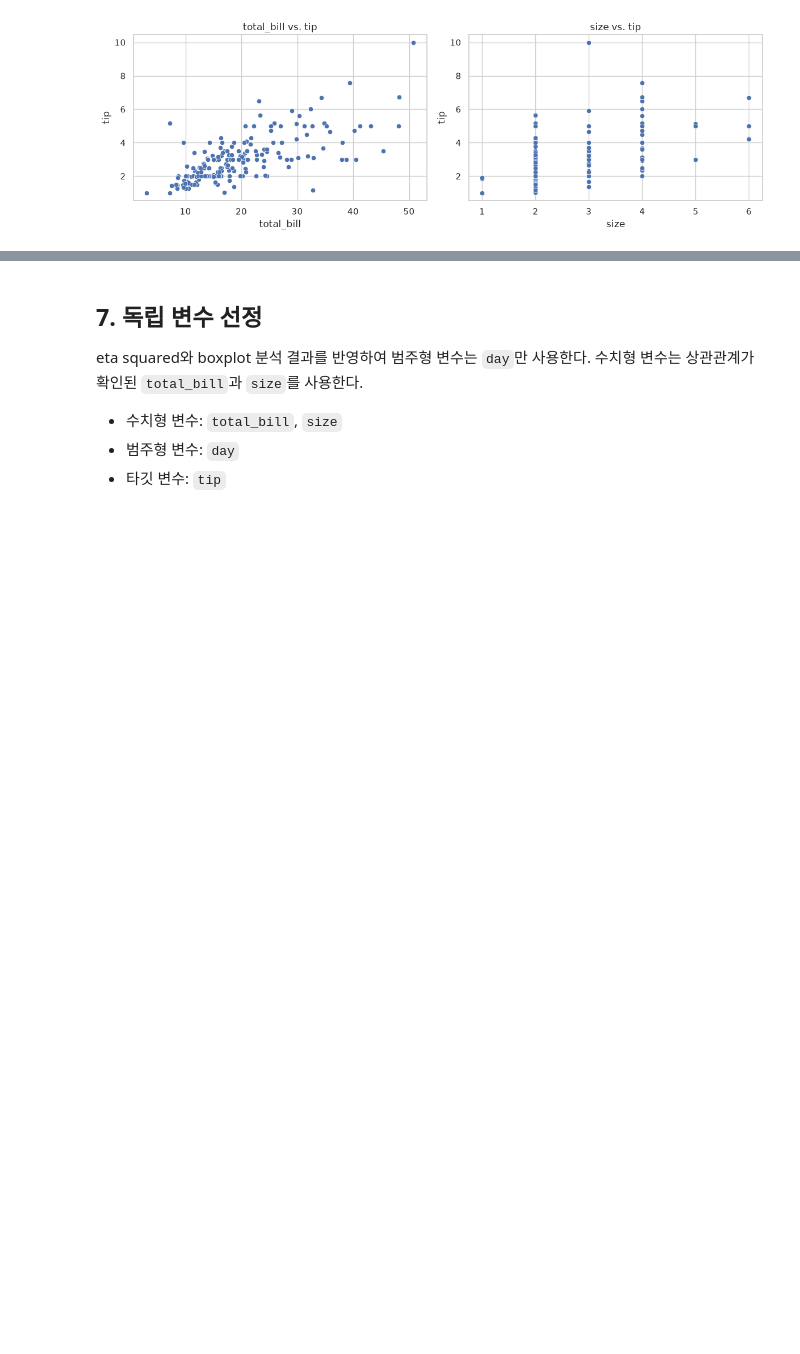
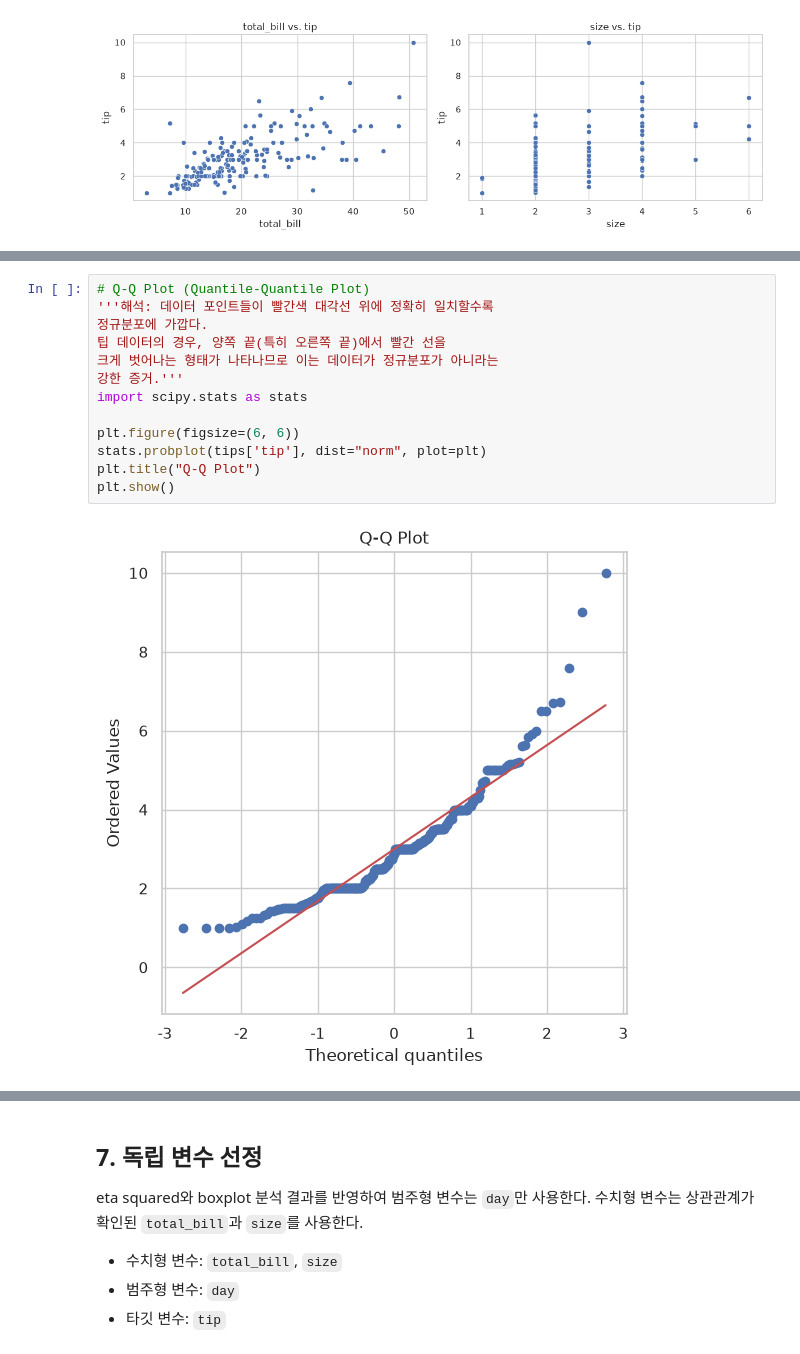
Before and after one commit to heavyrainseo/deeplearning, a Jupyter notebook: MLR-tips.ipynb, the cells around one changed output, grey strips where cells are left out. Saved outputs shown, nothing was run; the diff lists cells and outputs as text; blank space fills up the shorter version.

```diff
--- a/MLR-tips.ipynb
+++ b/MLR-tips.ipynb
@@ -187,0 +204,15 @@ plt.show()
+# %%
+# Q-Q Plot (Quantile-Quantile Plot)
+'''해석: 데이터 포인트들이 빨간색 대각선 위에 정확히 일치할수록
+정규분포에 가깝다.
+팁 데이터의 경우, 양쪽 끝(특히 오른쪽 끝)에서 빨간 선을
+크게 벗어나는 형태가 나타나므로 이는 데이터가 정규분포가 아니라는
+강한 증거.'''
+import scipy.stats as stats
+
+plt.figure(figsize=(6, 6))
+stats.probplot(tips['tip'], dist="norm", plot=plt)
+plt.title("Q-Q Plot")
+plt.show()
+# %% [output]
+[figure, added]
```
Also changed, not shown: parts of 2 cells of this notebook, 7 other files.
